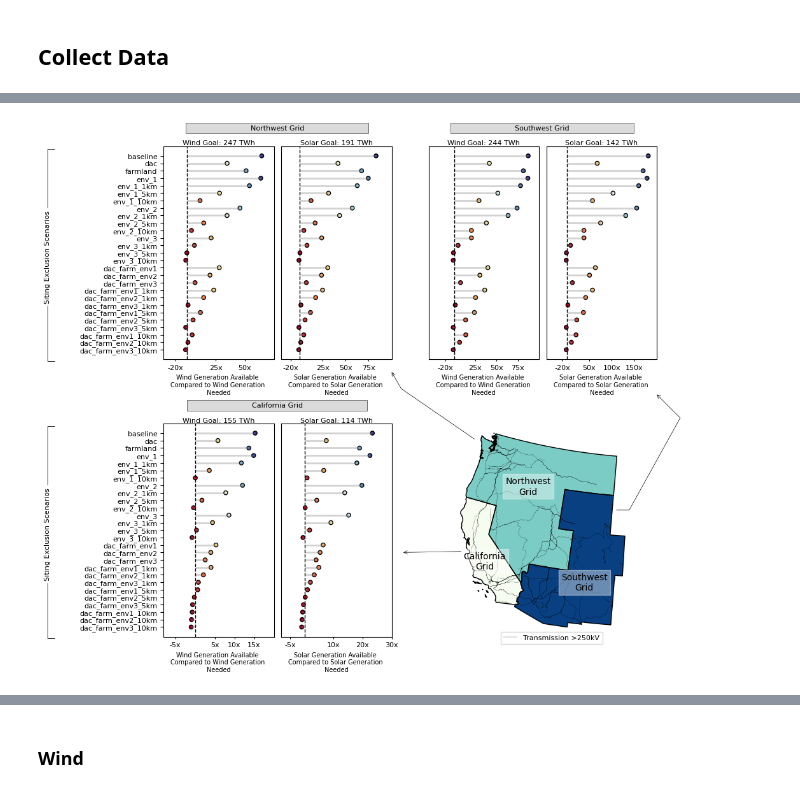
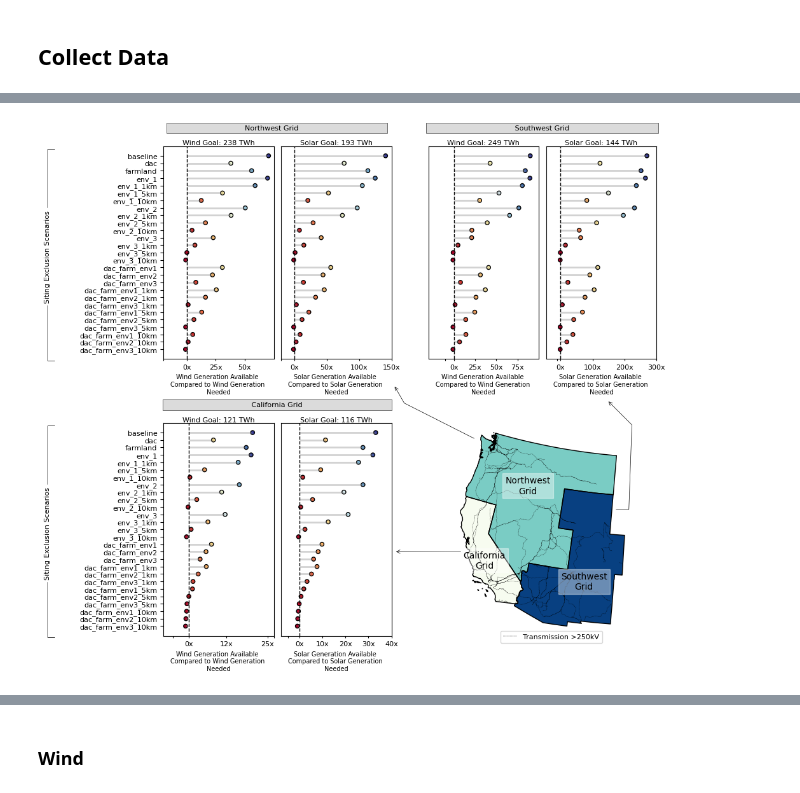
Before and after one commit to GODEEEP/mongird-etal_2024, a Jupyter notebook: notebooks/plot_generation_suitability_comparison_charts.ipynb, the cells around one changed output, grey strips where cells are left out. Cells and saved outputs as stored; diff of their text form; code cells hidden in the pictures.

```diff
--- a/notebooks/plot_generation_suitability_comparison_charts.ipynb
+++ b/notebooks/plot_generation_suitability_comparison_charts.ipynb
@@ -135,6 +175,4 @@ wind_trading
 # %%
-from matplotlib.patches import ConnectionPatch
-
 height = 10
 width = 10
 
@@ -193,7 +231,7 @@ x_val_max = plot_df['diff'].max() + 10
 x_val_min = plot_df['diff'].min() - 10
 
 my_range=range(1,len(plot_df.index)+1)
-vmax =max(plot_df.total_gen.max(), plot_df.clean_grid_mwh.max())
+vmax =max(plot_df.total_gen.max(), plot_df.target_gen.max())
 ax=ax_1a
 ax.hlines(y=my_range, xmin=0, xmax=plot_df['diff'], color='grey', alpha=.35, lw=2)
 ax.scatter(plot_df['diff'], my_range, c=plot_df['total_gen'], s = 20, edgecolor='black', alpha=1 , cmap='RdYlBu', vmin=0, vmax=vmax)
@@ -202,33 +240,33 @@ ax.set_yticks(my_range)
 ax.set_yticklabels(analysis_list)
 plt.setp(ax.get_yticklabels(), size=8)
 ax.tick_params(axis='x',which='both', bottom=True, top=False, labelbottom=True, size=2, labelsize=8)
-ax.annotate(f"Wind Goal: {int(round(plot_df['clean_grid_mwh'].mean(), 0))} TWh", xy=(.5, 1.03), xytext=(.5, 1.03), xycoords='axes fraction',
-                    fontsize=8, ha='center', va='top')#, bbox=dict(boxstyle='square', fc='white', color='white', lw=.5))
+ax.annotate(f"Wind Goal: {int(round(plot_df['target_gen'].mean(), 0))} TWh", xy=(.5, 1.03), xytext=(.5, 1.03), xycoords='axes fraction',
+                    fontsize=8, ha='center', va='top')
 ax.set_xlim(left=-20, right=75)
-ax.set_xticks(ticks=[-10,25,50], labels=['-20x','25x','50x'])
+ax.set_xticks(ticks=[-20,0, 25,50], labels=['','0x', '25x','50x'])
 
 df = solar_trading
 plot_df = df[df.gcam_trading_region == region]
 my_range=range(1,len(plot_df.index)+1)
-vmax =max(plot_df.total_gen.max(), plot_df.clean_grid_mwh.max())
+vmax =max(plot_df.total_gen.max(), plot_df.target_gen.max())
 ax=ax_1b
 ax.hlines(y=my_range, xmin=0, xmax=plot_df['diff'], color='grey', alpha=.35, lw=2)
 ax.scatter(plot_df['diff'], my_range, c=plot_df['total_gen'], s = 20, edgecolor='black', alpha=1 , cmap='RdYlBu', vmin=0, vmax=vmax)
 ax.axvline(x =  0, linestyle='dashed', color = 'black', lw=1)
 ax.tick_params(axis='x',which='both', bottom=True, top=False, labelbottom=True, size=2, labelsize=8)
 ax.tick_params(axis='y',which='both', bottom=True, top=False, left=False, labelbottom=True, size=2, labelsize=8)
-ax.annotate(f"Solar Goal: {int(round(plot_df['clean_grid_mwh'].mean(), 0))} TWh", xy=(.5, 1.03), xytext=(.5, 1.03), xycoords='axes fraction',
-                    fontsize=8, ha='center', va='top')#, bbox=dict(boxstyle='square', fc='white', color='white', lw=.5))
+ax.annotate(f"Solar Goal: {int(round(plot_df['target_gen'].mean(), 0))} TWh", xy=(.5, 1.03), xytext=(.5, 1.03), xycoords='axes fraction',
+                    fontsize=8, ha='center', va='top')
 ax.tick_params(axis='y',which='both', bottom=False, top=False, left=False, labelleft=False, labelbottom=False)
 ax.set_xlim(left=-20, right=100)
-ax.set_xticks(ticks=[-10,25,50, 75], labels=['-20x','25x','50x', '75x'])
+ax.set_xticks(ticks=[-20,0,50, 100, 150], labels=['','0x','50x', '100x', '150x'])
 
 # Southwest Grid
 region = 'SW Grid'
 df = wind_trading
 plot_df = df[df.gcam_trading_region == region]
 my_range=range(1,len(plot_df.index)+1)
-vmax =max(plot_df.total_gen.max(), plot_df.clean_grid_mwh.max())
+vmax =max(plot_df.total_gen.max(), plot_df.target_gen.max())
 ax=ax_1c
 ax.hlines(y=my_range, xmin=0, xmax=plot_df['diff'], color='grey', alpha=.35, lw=2)
 ax.scatter(plot_df['diff'], my_range, c=plot_df['total_gen'], s = 20, edgecolor='black', alpha=1 , cmap='RdYlBu', vmin=0, vmax=vmax)
@@ -237,34 +275,34 @@ ax.set_yticks(my_range)
 ax.set_yticklabels(analysis_list)
 plt.setp(ax.get_yticklabels(), size=8)
 ax.tick_params(axis='x',which='both', bottom=True, top=False, labelbottom=True, size=2, labelsize=8)
-ax.annotate(f"Wind Goal: {int(round(plot_df['clean_grid_mwh'].mean(), 0))} TWh", xy=(.5, 1.03), xytext=(.5, 1.03), xycoords='axes fraction',
-                    fontsize=8, ha='center', va='top')#, bbox=dict(boxstyle='square', fc='white', color='white', lw=.5))
+ax.annotate(f"Wind Goal: {int(round(plot_df['target_gen'].mean(), 0))} TWh", xy=(.5, 1.03), xytext=(.5, 1.03), xycoords='axes fraction',
+                    fontsize=8, ha='center', va='top')
 ax.tick_params(axis='y',which='both', bottom=False, top=False, left=False, labelleft=False, labelbottom=False)
 ax.set_xlim(left=-30, right=100)
-ax.set_xticks(ticks=[-10,25,50, 75], labels=['-20x','25x','50x', '75x'])
+ax.set_xticks(ticks=[-10,0, 25,50, 75], labels=['','0x', '25x','50x', '75x'])
 
 df = solar_trading
 plot_df = df[df.gcam_trading_region == region]
 my_range=range(1,len(plot_df.index)+1)
-vmax =max(plot_df.total_gen.max(), plot_df.clean_grid_mwh.max())
+vmax =max(plot_df.total_gen.max(), plot_df.target_gen.max())
 ax=ax_1d
 ax.hlines(y=my_range, xmin=0, xmax=plot_df['diff'], color='grey', alpha=.35, lw=2)
 ax.scatter(plot_df['diff'], my_range, c=plot_df['total_gen'], s = 20, edgecolor='black', alpha=1 , cmap='RdYlBu', vmin=0, vmax=vmax)
 ax.axvline(x = 0, linestyle='dashed', color = 'black', lw=1)
 ax.tick_params(axis='x',which='both', bottom=True, top=False, labelbottom=True, size=2, labelsize=8)
 ax.tick_params(axis='y',which='both', bottom=True, top=False, left=False, labelbottom=True, size=2, labelsize=8)
-ax.annotate(f"Solar Goal: {int(round(plot_df['clean_grid_mwh'].mean(), 0))} TWh", xy=(.5, 1.03), xytext=(.5, 1.03), xycoords='axes fraction',
-                    fontsize=8, ha='center', va='top')#, bbox=dict(boxstyle='square', fc='white', color='white', lw=.5))
+ax.annotate(f"Solar Goal: {int(round(plot_df['target_gen'].mean(), 0))} TWh", xy=(.5, 1.03), xytext=(.5, 1.03), xycoords='axes fraction',
+                    fontsize=8, ha='center', va='top')
 ax.tick_params(axis='y',which='both', bottom=False, top=False, left=False, labelleft=False, labelbottom=False)
 ax.set_xlim(left=-45, right=200)
-ax.set_xticks(ticks=[-10,50,100, 150], labels=['-20x','50x', '100x', '150x'])
+ax.set_xticks(ticks=[-10, 0, 100, 200, 300], labels=['','0x', '100x', '200x', '300x'])
 
 # CA Grid
 region = 'CA Grid'
 df = wind_trading
 plot_df = df[df.gcam_trading_region == region]
 my_range=range(1,len(plot_df.index)+1)
-vmax =max(plot_df.total_gen.max(), plot_df.clean_grid_mwh.max())
+vmax =max(plot_df.total_gen.max(), plot_df.target_gen.max())
 ax=ax_2a
 ax.hlines(y=my_range, xmin=0, xmax=plot_df['diff'], color='grey', alpha=.35, lw=2)
 ax.scatter(plot_df['diff'], my_range, c=plot_df['total_gen'], s = 20, edgecolor='black', alpha=1 , cmap='RdYlBu', vmin=0, vmax=vmax)
@@ -273,15 +311,15 @@ ax.set_yticks(my_range)
 ax.set_yticklabels(analysis_list)
 plt.setp(ax.get_yticklabels(), size=8)
 ax.tick_params(axis='x',which='both', bottom=True, top=False, labelbottom=True, size=2, labelsize=8)
-ax.annotate(f"Wind Goal: {int(round(plot_df['clean_grid_mwh'].mean(), 0))} TWh", xy=(.5, 1.03), xytext=(.5, 1.03), xycoords='axes fraction',
-                    fontsize=8, ha='center', va='top')#, bbox=dict(boxstyle='square', fc='white', color='white', lw=.5))
+ax.annotate(f"Wind Goal: {int(round(plot_df['target_gen'].mean(), 0))} TWh", xy=(.5, 1.03), xytext=(.5, 1.03), xycoords='axes fraction',
+                    fontsize=8, ha='center', va='top')
 ax.set_xlim(left=-8, right=20)
-ax.set_xticks(ticks=[-5, 5, 10,15], labels=['-5x', '5x', '10x','15x'])
+ax.set_xticks(ticks=[-5, 0, 12, 25, 27], labels=['','0x', '12x','25x', ''])
 
 df = solar_trading
 plot_df = df[df.gcam_trading_region == region]
 my_range=range(1,len(plot_df.index)+1)
-vmax =max(plot_df.total_gen.max(), plot_df.clean_grid_mwh.max())
+vmax =max(plot_df.total_gen.max(), plot_df.target_gen.max())
 ax=ax_2b
 ax.hlines(y=my_range, xmin=0, xmax=plot_df['diff'], color='grey', alpha=.35, lw=2)
 ax.scatter(plot_df['diff'], my_range, c=plot_df['total_gen'], s = 20, edgecolor='black', alpha=1 , cmap='RdYlBu', vmin=0, vmax=vmax)
@@ -290,11 +328,11 @@ ax.axvline(x = 0, linestyle='dashed', color = 'black', lw=1)
 
 ax.tick_params(axis='x',which='both', bottom=True, top=False, labelbottom=True, size=2, labelsize=8)
 ax.tick_params(axis='y',which='both', bottom=True, top=False, left=False, labelbottom=True, size=2, labelsize=8)
-ax.annotate(f"Solar Goal: {int(round(plot_df['clean_grid_mwh'].mean(), 0))} TWh", xy=(.5, 1.03), xytext=(.5, 1.03), xycoords='axes fraction',
-                    fontsize=8, ha='center', va='top')#, bbox=dict(boxstyle='square', fc='white', color='white', lw=.5))
+ax.annotate(f"Solar Goal: {int(round(plot_df['target_gen'].mean(), 0))} TWh", xy=(.5, 1.03), xytext=(.5, 1.03), xycoords='axes fraction',
+                    fontsize=8, ha='center', va='top')
 ax.tick_params(axis='y',which='both', bottom=False, top=False, left=False, labelleft=False, labelbottom=False)
 ax.set_xlim(left=-8, right=30)
-ax.set_xticks(ticks=[-5,10,20,30], labels=['-5x','10x','20x','30x'])
+ax.set_xticks(ticks=[-5,0,10,20,30,40], labels=['','0x', '10x','20x','30x', '40x'])
 
 
 # TWh label
@@ -306,7 +344,7 @@ for ax in [ax_1b,  ax_1d, ax_2b]:
 #NW arrow
 arrow = ConnectionPatch(
     [-2200000,1500000],
-    [100,-2],
+    [155,-4],
     coordsA=ax_2c.transData,
     coordsB=ax_1b.transData,
     color="black",
@@ -319,8 +357,8 @@ fig.patches.append(arrow)
 
 # CA arrow
 arrow = ConnectionPatch(
-    [-2350000,235000],
-    [34,11],
+    [-2350000,230000],
+    [42,11],
     coordsA=ax_2c.transData,
     coordsB=ax_2b.transData,
     color="black",
@@ -333,59 +371,48 @@ fig.patches.append(arrow)
 # SW arrow
 arrow = ConnectionPatch(
     [-600000,700000],
-    [200,-5],
+    [150,-6],
     coordsA=ax_2c.transData,
     coordsB=ax_1d.transData,
     color="black",
     arrowstyle="->",  # "normal" arrow
     mutation_scale=10,  # controls arrow head size
     linewidth=.5,
 )
 arrow.set_connectionstyle("arc", angleA=0, angleB=-45, armA=20, armB=52, rad=0)
 fig.patches.append(arrow)
 
 
 # region labels
 x=1.03
 y=1.1
-ax_1a.annotate(f"                            Northwest Grid                            ", xy=(x, y), xytext=(x, y), xycoords='axes fraction',
-                    fontsize=8, ha='center', va='top', bbox=dict(boxstyle='square', fc='lightgray', lw=.5, alpha=.8, color='black'))
-ax_1c.annotate(f"                            Southwest Grid                            ", xy=(x, y), xytext=(x, y), xycoords='axes fraction',
-                    fontsize=8, ha='center', va='top', bbox=dict(boxstyle='square', fc='lightgray', lw=.5, alpha=.8, color='black'))
-ax_2a.annotate(f"                            California Grid                            ", xy=(x, y), xytext=(x, y), xycoords='axes fraction',
-                    fontsize=8, ha='center', va='top', bbox=dict(boxstyle='square', fc='lightgray', lw=.5, alpha=.8, color='black'))
+ax_1a.annotate(f"                                  Northwest Grid                                       ",
+               xy=(x, y), xytext=(x, y), xycoords='axes fraction',
+                    fontsize=8, ha='center', va='top', bbox=dict(boxstyle='square', fc='lightgray',
+                                                                 lw=.5, alpha=.8, color='black'))
+ax_1c.annotate(f"                                       Southwest Grid                                       ",
+               xy=(x, y), xytext=(x, y), xycoords='axes fraction',
+                    fontsize=8, ha='center', va='top', bbox=dict(boxstyle='square', fc='lightgray',
+                                                                 lw=.5, alpha=.8, color='black'))
+ax_2a.annotate(f"                                       California Grid                                       ",
+               xy=(x, y), xytext=(x, y), xycoords='axes fraction',
+                    fontsize=8, ha='center', va='top', bbox=dict(boxstyle='square', fc='lightgray',
+                                                                 lw=.5, alpha=.8, color='black'))
 
 ax_1a.annotate('Siting Exclusion Scenarios', xy=(-1.05, .7), xytext=(-1.05, .7), xycoords='axes fraction',
             fontsize=8, ha='center', va='top', rotation = 90,
             bbox=dict(boxstyle='square', fc='white', color='white'),
             arrowprops=dict(arrowstyle=']-, widthA=15, lengthA=1, angleA=90',lw=.6, color='k'))
 
 ax_2a.annotate('Siting Exclusion Scenarios', xy=(-1.05, .7), xytext=(-1.05, .7), xycoords='axes fraction',
             fontsize=8, ha='center', va='top', rotation = 90,
             bbox=dict(boxstyle='square', fc='white', color='white'),
             arrowprops=dict(arrowstyle=']-, widthA=15, lengthA=1, angleA=90',lw=.6, color='k'))
 
-
-# ax_1a.annotate(
-#     'Net Zero Goal',
-#     xy=(30, .4), xycoords='data',
-#     xytext=(30, 8.5), textcoords='offset points',fontsize=7,
-#     arrowprops=dict(arrowstyle="->",  lw=.4,
-#                     connectionstyle="angle,angleA=90,angleB=0,rad=0"))
-
-# ax_1a.annotate(
-#     'Generation\n Potential',
-#     xy=(2000, 3), xycoords='data',
-#     xytext=(28, 13), textcoords='offset points',fontsize=7,
-#     arrowprops=dict(arrowstyle="->",  lw=.4,
-#                     connectionstyle="angle,angleA=90,angleB=0,rad=0"))
-
 volt = Line2D([0], [0], color='black',linestyle='dashed', lw=.25, label='Transmission >250kV')
 ax_2c.legend(handles=[volt], fontsize=8, title_fontsize = 8, loc='lower right', ncol=1, facecolor='white', bbox_to_anchor=(.85, -.05))
-plt.tight_layout()
-#plt.savefig(os.path.join(fig_dir, 'gcam_grid_analysis.png'), dpi=300)
 
-fig.show()
+plt.savefig(os.path.join(fig_dir, 'fig_6_gcam_grid_analysis.png'), dpi=300)
 # %% [output]
-[figure, old version]
+[figure, new version]
 # %% [markdown]
```
Also changed, not shown: parts of 25 cells of this notebook.
